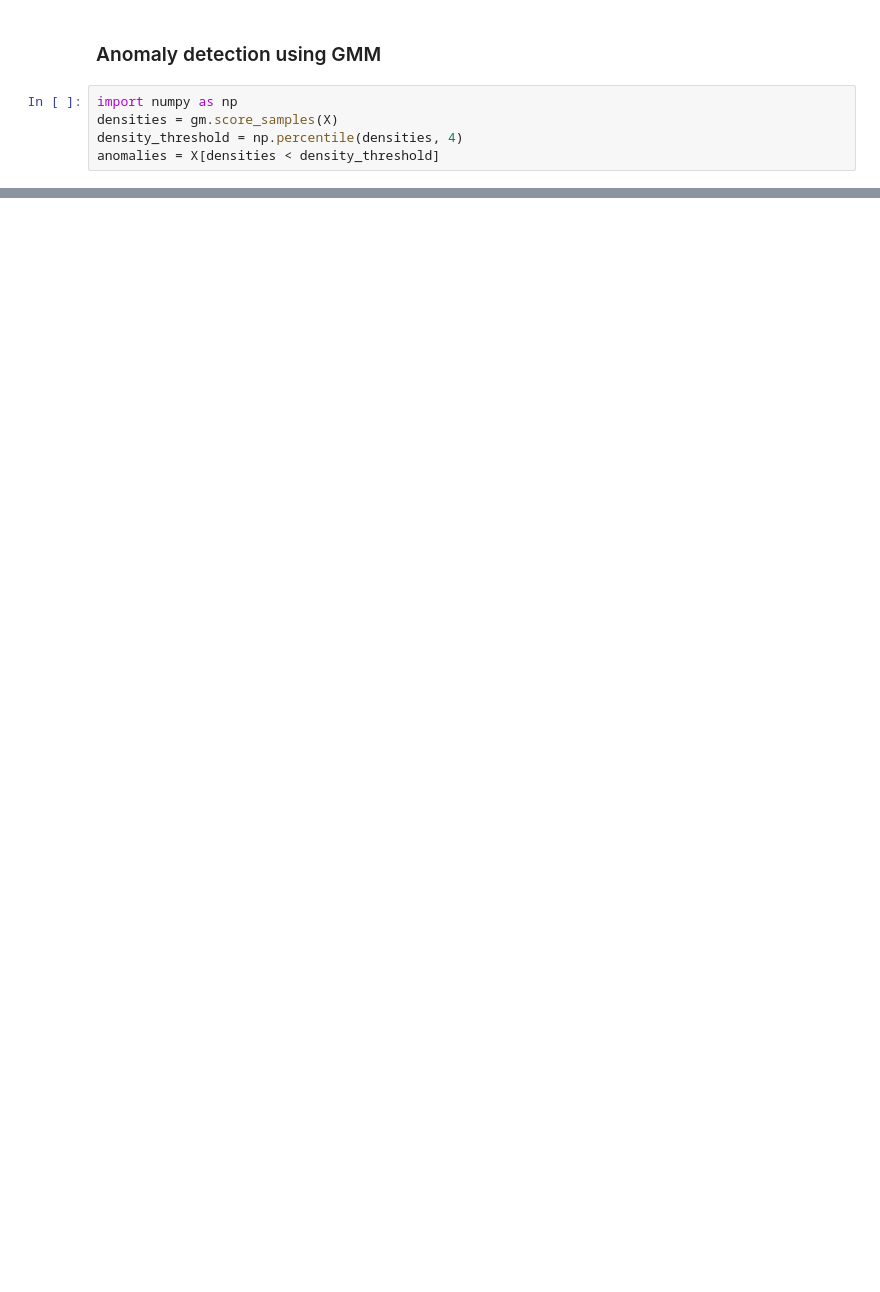
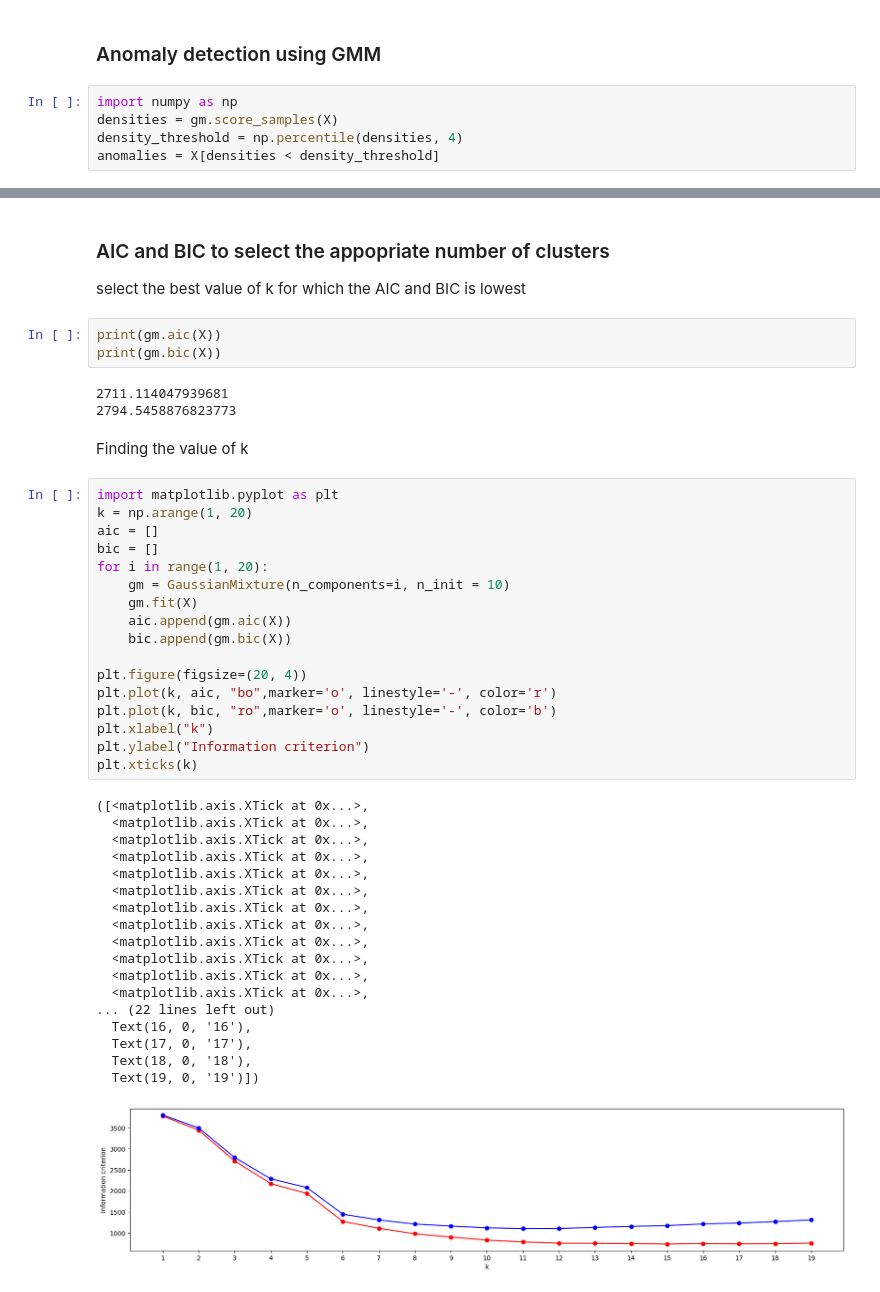
Before and after one commit to tahaftm/Hands-On-Machine-Learning-With-Scikit-Learn-and-Tensorflow, a Jupyter notebook: chapter 9/DBSCAN/Gaussian mistures/implementation.ipynb, the cells around one changed output, grey strips where cells are left out. Saved outputs shown, nothing was run; the diff lists cells and outputs as text; blank space fills up the shorter version.

Commit message:
selected best value of k

```diff
--- a/chapter 9/DBSCAN/Gaussian mistures/implementation.ipynb
+++ b/chapter 9/DBSCAN/Gaussian mistures/implementation.ipynb
@@ -109,0 +110,48 @@ array([[ 1.88342398,  0.47468372],
+# %% [markdown]
+### AIC and BIC to select the appopriate number of clusters
+
+select the best value of k for which the AIC and BIC is lowest
+# %%
+print(gm.aic(X))
+print(gm.bic(X))
+# %% [output]
+2711.114047939681
+2794.5458876823773
+# %% [markdown]
+Finding the value of k
+# %%
+import matplotlib.pyplot as plt
+k = np.arange(1, 20)
+aic = []
+bic = []
+for i in range(1, 20):
+    gm = GaussianMixture(n_components=i, n_init = 10)
+    gm.fit(X)
+    aic.append(gm.aic(X))
+    bic.append(gm.bic(X))
+
+plt.figure(figsize=(20, 4))
+plt.plot(k, aic, "bo",marker='o', linestyle='-', color='r')
+plt.plot(k, bic, "ro",marker='o', linestyle='-', color='b')
+plt.xlabel("k")
+plt.ylabel("Information criterion")
+plt.xticks(k)
+# %% [output]
+([<matplotlib.axis.XTick at 0x...>,
+  <matplotlib.axis.XTick at 0x...>,
+  <matplotlib.axis.XTick at 0x...>,
+  <matplotlib.axis.XTick at 0x...>,
+  <matplotlib.axis.XTick at 0x...>,
+  <matplotlib.axis.XTick at 0x...>,
+  <matplotlib.axis.XTick at 0x...>,
+  <matplotlib.axis.XTick at 0x...>,
+  <matplotlib.axis.XTick at 0x...>,
+  <matplotlib.axis.XTick at 0x...>,
+  <matplotlib.axis.XTick at 0x...>,
+  <matplotlib.axis.XTick at 0x...>,
+... (22 lines left out)
+  Text(16, 0, '16'),
+  Text(17, 0, '17'),
+  Text(18, 0, '18'),
+  Text(19, 0, '19')])
+[figure, added]
```
Also changed, not shown: parts of 8 cells of this notebook.
